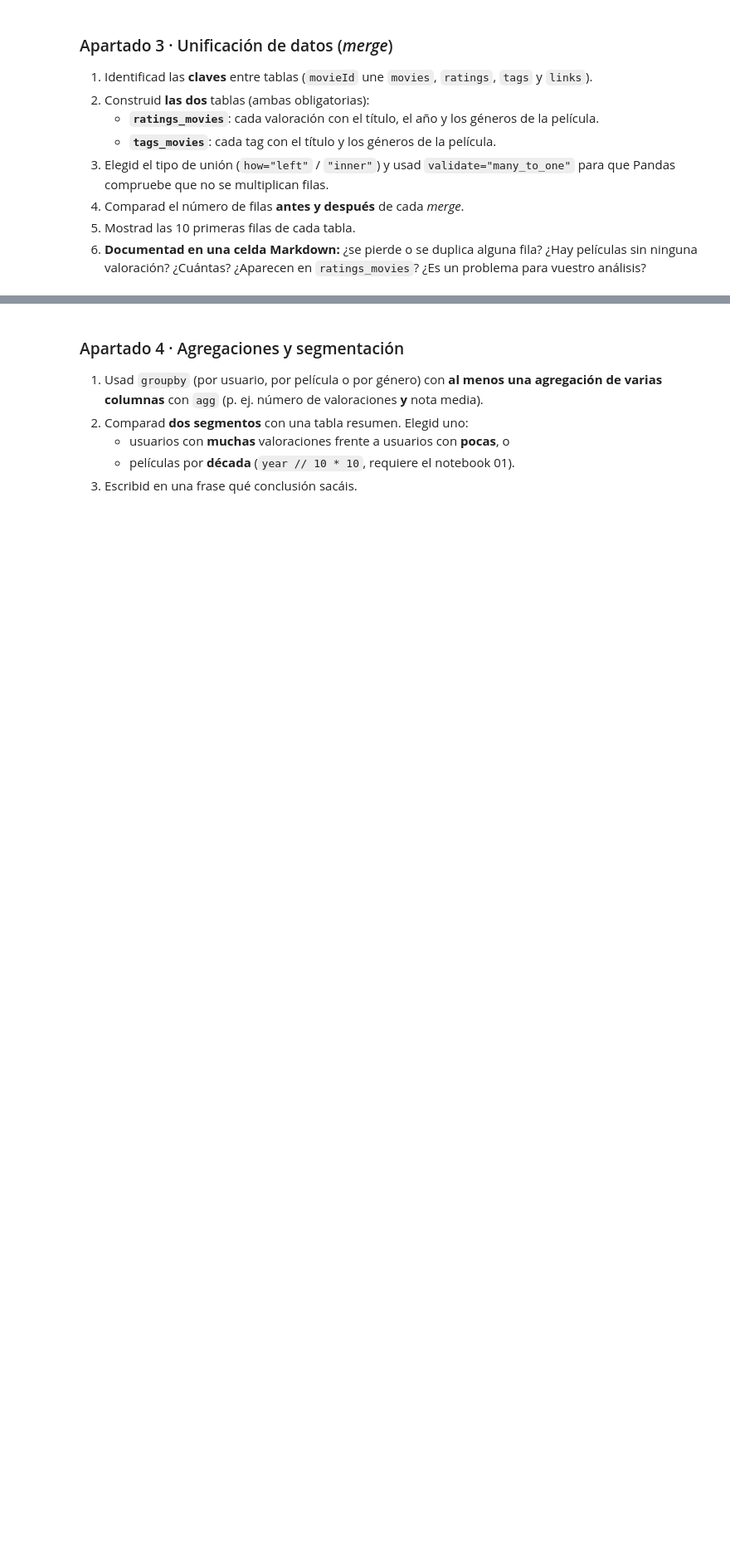
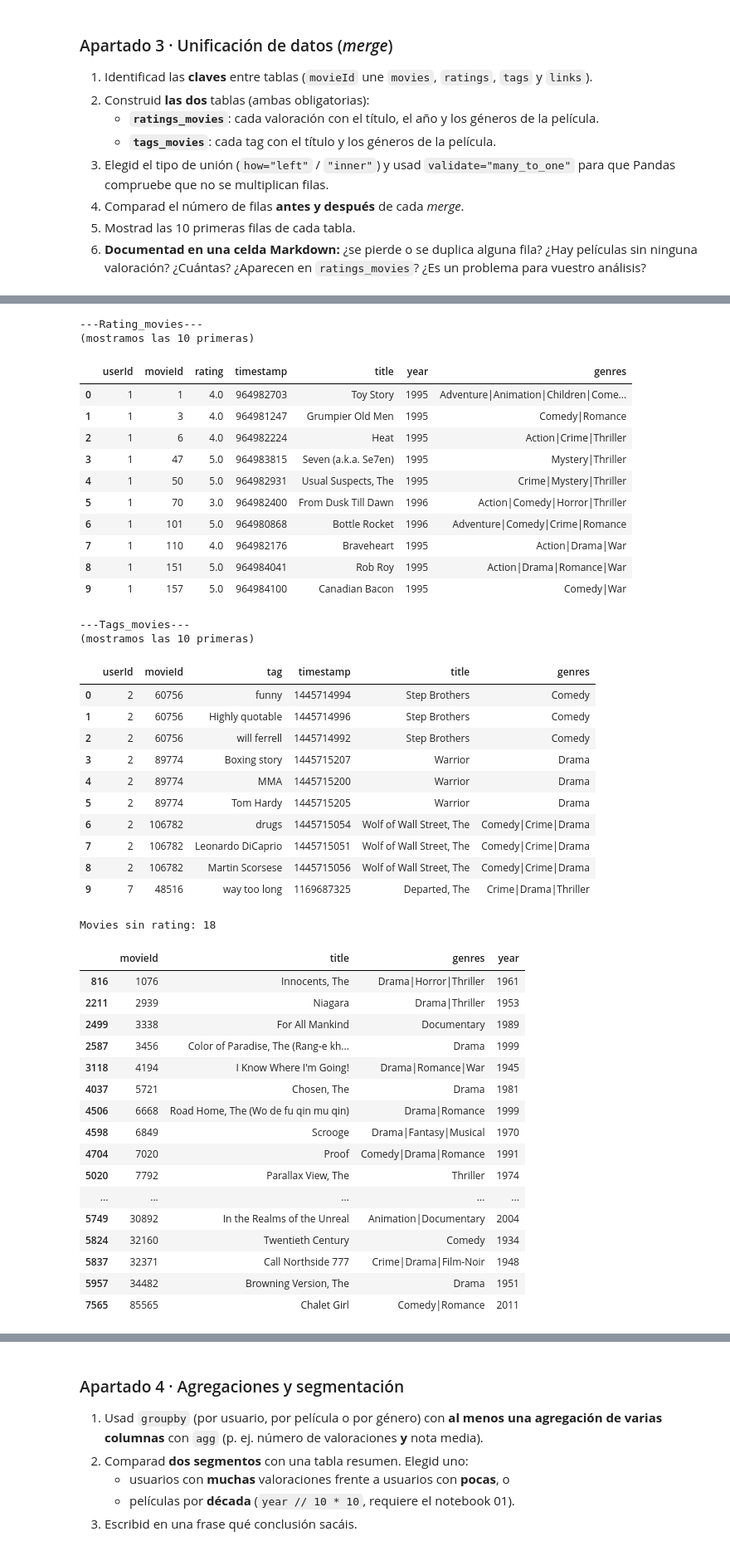
Before and after one commit to susanaferreras/TC01-Catalogo-Peliculas, a Jupyter notebook: notebooks/02_analisis.ipynb, the cells around one changed output, grey strips where cells are left out. Shown at 83% size. Drawn from its saved outputs; the diff is of its cells as text; code cells hidden in the pictures; blank space fills up the shorter version.

```diff
--- a/notebooks/02_analisis.ipynb
+++ b/notebooks/02_analisis.ipynb
@@ -47,0 +137,69 @@ print(movies.shape, ratings.shape, tags.shape)
+# %%
+# Mostrar las 10 primeras filas de cada df
+print("\n---Rating_movies---")
+print("(mostramos las 10 primeras)")
+display(df_ratings_movies.head(10))
+
+print("\n---Tags_movies---")
+print("(mostramos las 10 primeras)")
+display(df_tags_movies.head(10))
+
+# creamos un set con los registros que están en set_movies (valores únicos) y no en set_ratings (valores únicos)
+moviesId_sin_rating = set(df_movies["movieId"]) - set(df_ratings["movieId"])
+
+# mostramos las movies sin rating
+print("\nMovies sin rating:", len(moviesId_sin_rating))
+display(df_movies[df_movies["movieId"].isin(moviesId_sin_rating)])
+
+# comprobamos que realmente el set moviesId_sin_rating no está en df_ratings_movies
+interseccion_sin_rating = moviesId_sin_rating & set(df_ratings_movies["movieId"])
+
+if not len( interseccion_sin_rating ):
+    print("Merge correcto: se ha comprobado que movies_sin_rating no está en df_ratings_movies; su intersección es vacía")
+else:
+    print("Algo no está bien: hay", len(interseccion_sin_rating), "movies_sin_rating que están en df_rating_movies")
+# %% [output]
+---Rating_movies---
+(mostramos las 10 primeras)
+|  | userId | movieId | rating | timestamp | title | year | genres |
+| 0 | 1 | 1 | 4.0 | 964982703 | Toy Story | 1995 | Adventure|Animation|Children|Come... |
+| 1 | 1 | 3 | 4.0 | 964981247 | Grumpier Old Men | 1995 | Comedy|Romance |
+| 2 | 1 | 6 | 4.0 | 964982224 | Heat | 1995 | Action|Crime|Thriller |
+| 3 | 1 | 47 | 5.0 | 964983815 | Seven (a.k.a. Se7en) | 1995 | Mystery|Thriller |
+| 4 | 1 | 50 | 5.0 | 964982931 | Usual Suspects, The | 1995 | Crime|Mystery|Thriller |
+| 5 | 1 | 70 | 3.0 | 964982400 | From Dusk Till Dawn | 1996 | Action|Comedy|Horror|Thriller |
+| 6 | 1 | 101 | 5.0 | 964980868 | Bottle Rocket | 1996 | Adventure|Comedy|Crime|Romance |
+| 7 | 1 | 110 | 4.0 | 964982176 | Braveheart | 1995 | Action|Drama|War |
+| 8 | 1 | 151 | 5.0 | 964984041 | Rob Roy | 1995 | Action|Drama|Romance|War |
+| 9 | 1 | 157 | 5.0 | 964984100 | Canadian Bacon | 1995 | Comedy|War |
+---Tags_movies---
+(mostramos las 10 primeras)
+|  | userId | movieId | tag | timestamp | title | genres |
+| 0 | 2 | 60756 | funny | 1445714994 | Step Brothers | Comedy |
+| 1 | 2 | 60756 | Highly quotable | 1445714996 | Step Brothers | Comedy |
+| 2 | 2 | 60756 | will ferrell | 1445714992 | Step Brothers | Comedy |
+| 3 | 2 | 89774 | Boxing story | 1445715207 | Warrior | Drama |
+| 4 | 2 | 89774 | MMA | 1445715200 | Warrior | Drama |
+| 5 | 2 | 89774 | Tom Hardy | 1445715205 | Warrior | Drama |
+| 6 | 2 | 106782 | drugs | 1445715054 | Wolf of Wall Street, The | Comedy|Crime|Drama |
+| 7 | 2 | 106782 | Leonardo DiCaprio | 1445715051 | Wolf of Wall Street, The | Comedy|Crime|Drama |
+| 8 | 2 | 106782 | Martin Scorsese | 1445715056 | Wolf of Wall Street, The | Comedy|Crime|Drama |
+| 9 | 7 | 48516 | way too long | 1169687325 | Departed, The | Crime|Drama|Thriller |
+Movies sin rating: 18
+|  | movieId | title | genres | year |
+| 816 | 1076 | Innocents, The | Drama|Horror|Thriller | 1961 |
+| 2211 | 2939 | Niagara | Drama|Thriller | 1953 |
+| 2499 | 3338 | For All Mankind | Documentary | 1989 |
+| 2587 | 3456 | Color of Paradise, The (Rang-e kh... | Drama | 1999 |
+| 3118 | 4194 | I Know Where I'm Going! | Drama|Romance|War | 1945 |
+| 4037 | 5721 | Chosen, The | Drama | 1981 |
+| 4506 | 6668 | Road Home, The (Wo de fu qin mu qin) | Drama|Romance | 1999 |
+| 4598 | 6849 | Scrooge | Drama|Fantasy|Musical | 1970 |
+| 4704 | 7020 | Proof | Comedy|Drama|Romance | 1991 |
+| 5020 | 7792 | Parallax View, The | Thriller | 1974 |
+| ... | ... | ... | ... | ... |
+| 5749 | 30892 | In the Realms of the Unreal | Animation|Documentary | 2004 |
+| 5824 | 32160 | Twentieth Century | Comedy | 1934 |
+| 5837 | 32371 | Call Northside 777 | Crime|Drama|Film-Noir | 1948 |
+| 5957 | 34482 | Browning Version, The | Drama | 1951 |
+| 7565 | 85565 | Chalet Girl | Comedy|Romance | 2011 |
```
Also changed, not shown: parts of 13 cells of this notebook.
